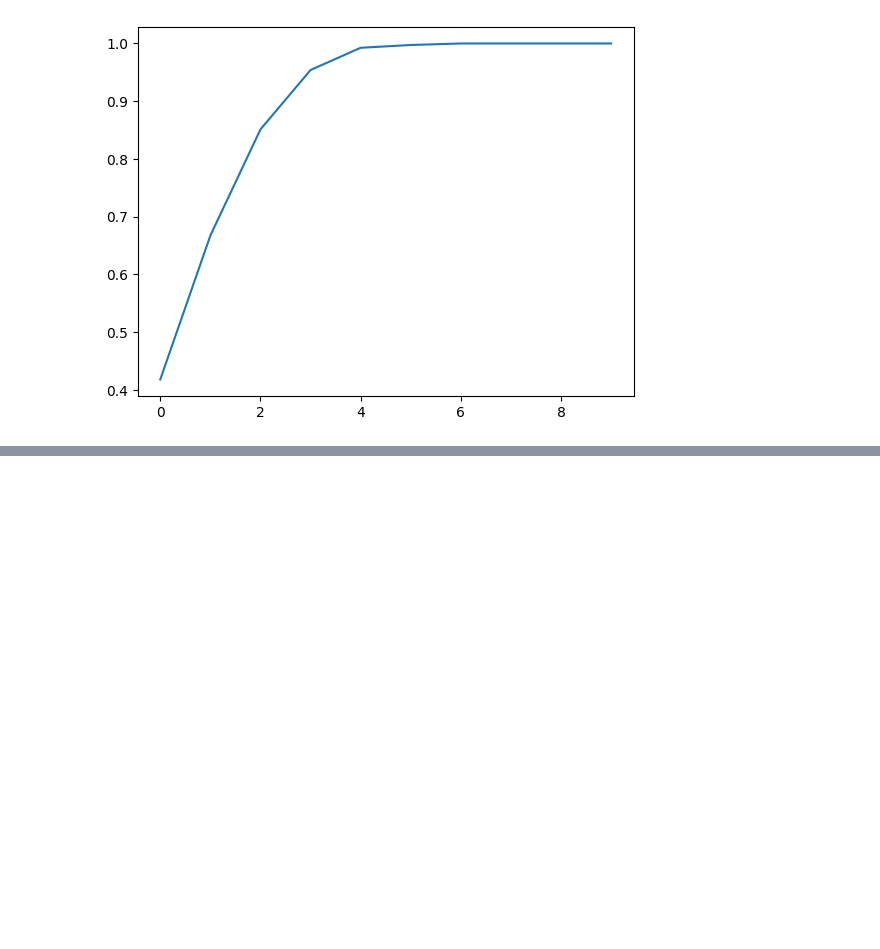
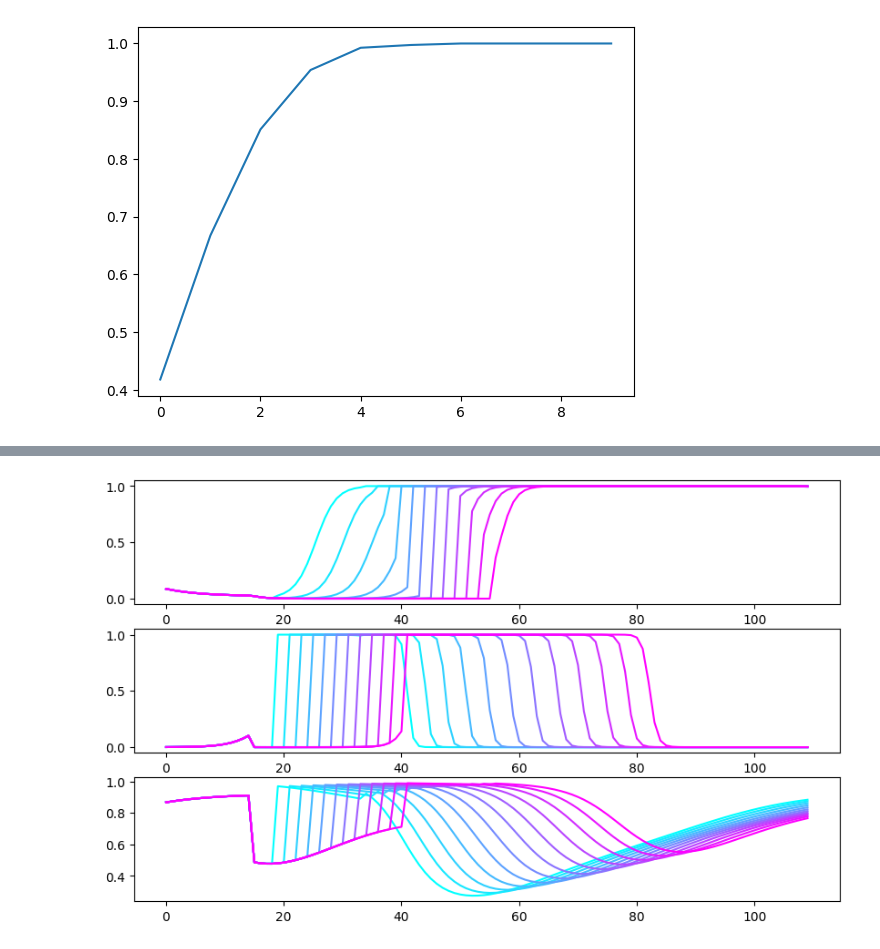
Before and after one commit to lindermanlab/nm-rnn, a Jupyter notebook: scripts/load_model.ipynb, the cells around one changed output, grey strips where cells are left out. Cells and saved outputs as stored; diff of their text form; code cells hidden in the pictures; blank space fills up the shorter version.

```diff
--- a/scripts/load_model.ipynb
+++ b/scripts/load_model.ipynb
@@ -107,0 +171,11 @@ plt.plot(pca.explained_variance_ratio_.cumsum())
+# %%
+m = model['nm_sigmoid_weight']
+b = model['nm_sigmoid_intercept']
+
+fig, axes = plt.subplots(3, 1, figsize=[10,3*2])
+
+for r, ax in enumerate(axes):
+    for i in range(12):
+        ax.plot(jax.nn.sigmoid((zs @ m.T + b)[i, :, r]))
+# %% [output]
+[figure, added]
```
Also changed, not shown: parts of 8 cells of this notebook.
